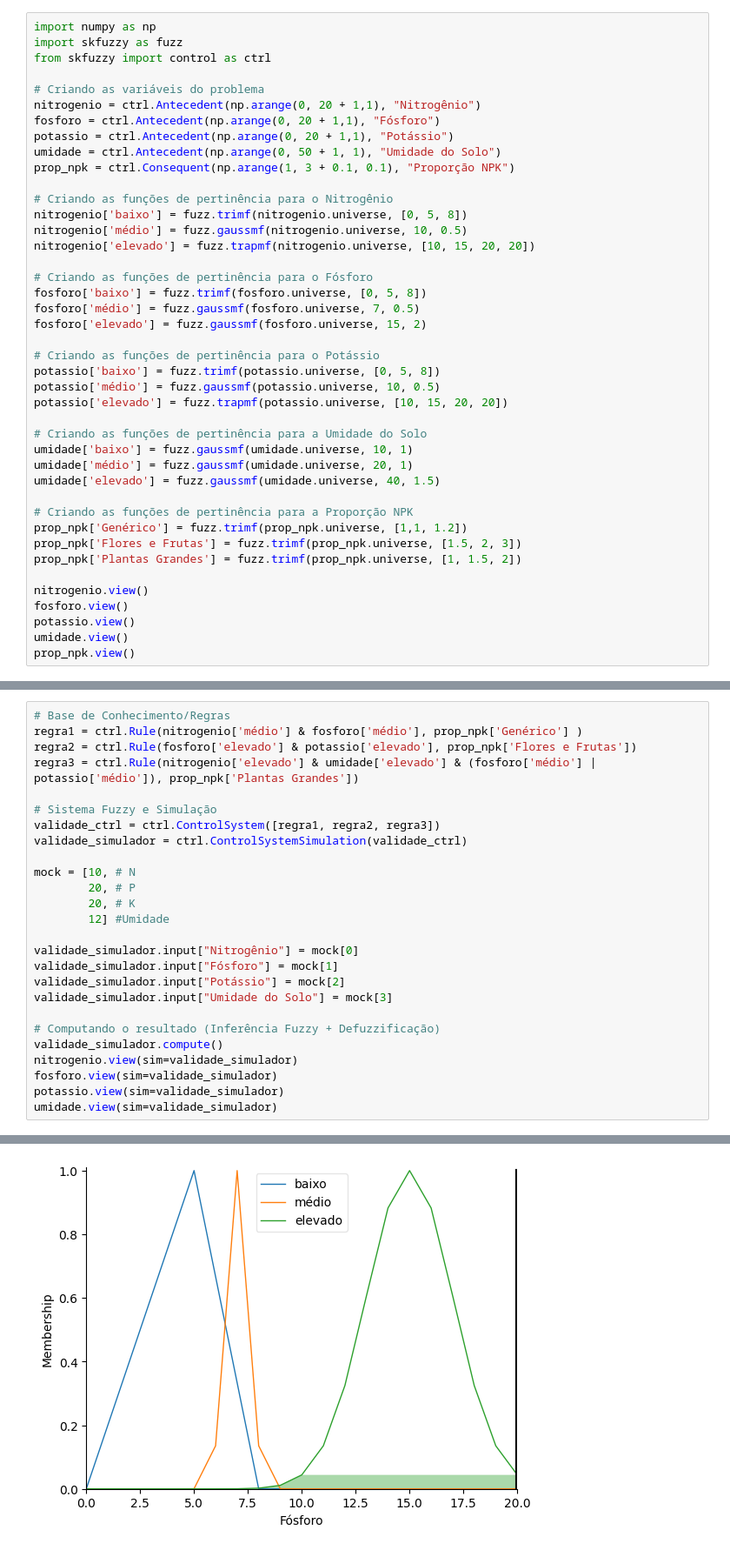
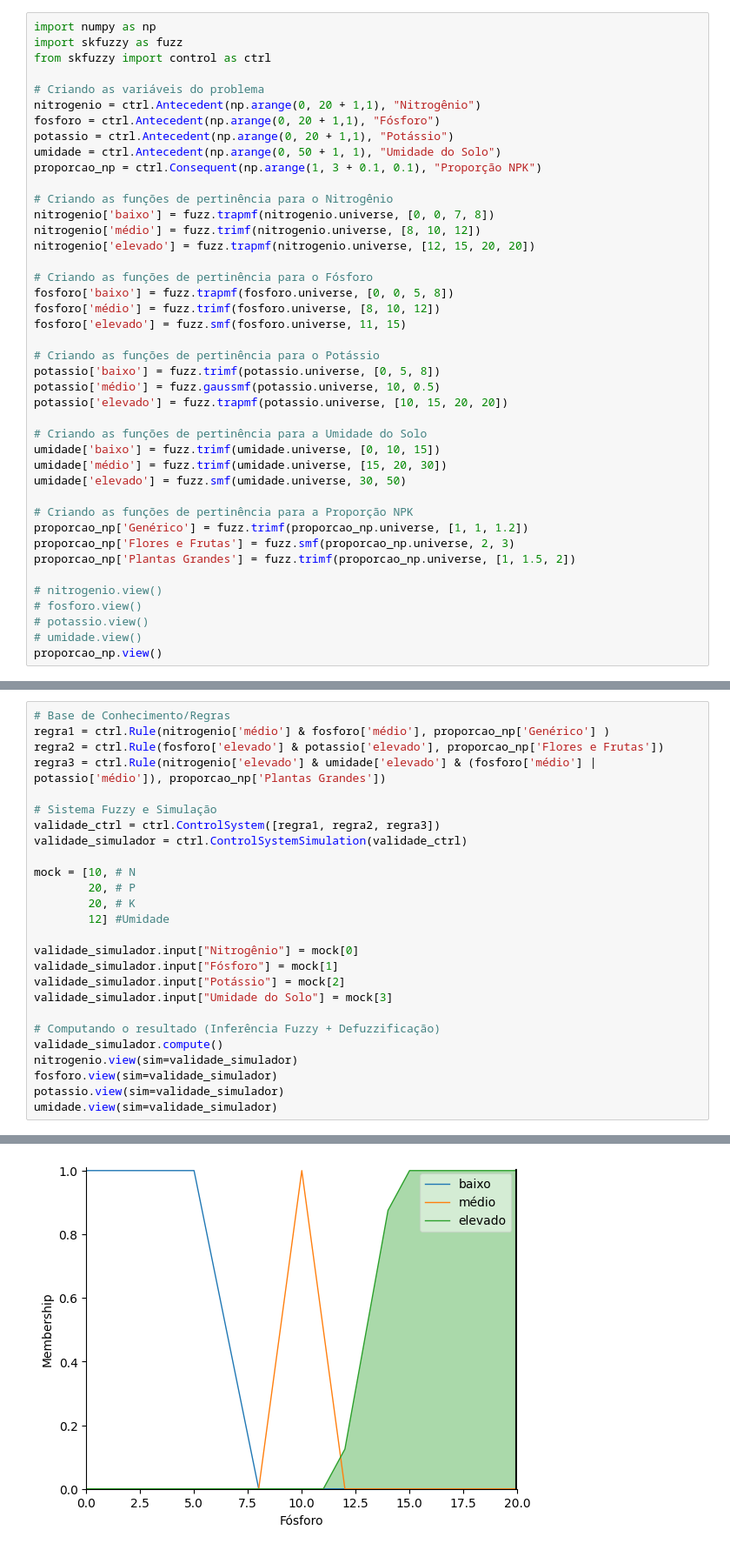
Before and after one commit to roninroxin/Eco_Sistema_Fuzzy_model, a Jupyter notebook: AlgoritmoFuzzyPI.ipynb, the cells around one changed output, grey strips where cells are left out. Shown at 87% size. Saved outputs shown, nothing was run; the diff lists cells and outputs as text.

```diff
--- a/AlgoritmoFuzzyPI.ipynb
+++ b/AlgoritmoFuzzyPI.ipynb
@@ -60,17 +160,17 @@ nitrogenio = ctrl.Antecedent(np.arange(0, 20 + 1,1), "Nitrogênio")
 fosforo = ctrl.Antecedent(np.arange(0, 20 + 1,1), "Fósforo")
 potassio = ctrl.Antecedent(np.arange(0, 20 + 1,1), "Potássio")
 umidade = ctrl.Antecedent(np.arange(0, 50 + 1, 1), "Umidade do Solo")
-prop_npk = ctrl.Consequent(np.arange(1, 3 + 0.1, 0.1), "Proporção NPK")
+proporcao_np = ctrl.Consequent(np.arange(1, 3 + 0.1, 0.1), "Proporção NPK")
 
 # Criando as funções de pertinência para o Nitrogênio
-nitrogenio['baixo'] = fuzz.trimf(nitrogenio.universe, [0, 5, 8])
-nitrogenio['médio'] = fuzz.gaussmf(nitrogenio.universe, 10, 0.5)
-nitrogenio['elevado'] = fuzz.trapmf(nitrogenio.universe, [10, 15, 20, 20])
+nitrogenio['baixo'] = fuzz.trapmf(nitrogenio.universe, [0, 0, 7, 8])
+nitrogenio['médio'] = fuzz.trimf(nitrogenio.universe, [8, 10, 12])
+nitrogenio['elevado'] = fuzz.trapmf(nitrogenio.universe, [12, 15, 20, 20])
 
 # Criando as funções de pertinência para o Fósforo
-fosforo['baixo'] = fuzz.trimf(fosforo.universe, [0, 5, 8])
-fosforo['médio'] = fuzz.gaussmf(fosforo.universe, 7, 0.5)
-fosforo['elevado'] = fuzz.gaussmf(fosforo.universe, 15, 2)
+fosforo['baixo'] = fuzz.trapmf(fosforo.universe, [0, 0, 5, 8])
+fosforo['médio'] = fuzz.trimf(fosforo.universe, [8, 10, 12])
+fosforo['elevado'] = fuzz.smf(fosforo.universe, 11, 15)
 
 # Criando as funções de pertinência para o Potássio
 potassio['baixo'] = fuzz.trimf(potassio.universe, [0, 5, 8])
@@ -78,18 +178,18 @@ potassio['médio'] = fuzz.gaussmf(potassio.universe, 10, 0.5)
 potassio['elevado'] = fuzz.trapmf(potassio.universe, [10, 15, 20, 20])
 
 # Criando as funções de pertinência para a Umidade do Solo
-umidade['baixo'] = fuzz.gaussmf(umidade.universe, 10, 1)
-umidade['médio'] = fuzz.gaussmf(umidade.universe, 20, 1)
-umidade['elevado'] = fuzz.gaussmf(umidade.universe, 40, 1.5)
+umidade['baixo'] = fuzz.trimf(umidade.universe, [0, 10, 15])
+umidade['médio'] = fuzz.trimf(umidade.universe, [15, 20, 30])
+umidade['elevado'] = fuzz.smf(umidade.universe, 30, 50)
 
 # Criando as funções de pertinência para a Proporção NPK
-prop_npk['Genérico'] = fuzz.trimf(prop_npk.universe, [1,1, 1.2])
-prop_npk['Flores e Frutas'] = fuzz.trimf(prop_npk.universe, [1.5, 2, 3])
-prop_npk['Plantas Grandes'] = fuzz.trimf(prop_npk.universe, [1, 1.5, 2])
+proporcao_np['Genérico'] = fuzz.trimf(proporcao_np.universe, [1, 1, 1.2])
+proporcao_np['Flores e Frutas'] = fuzz.smf(proporcao_np.universe, 2, 3)
+proporcao_np['Plantas Grandes'] = fuzz.trimf(proporcao_np.universe, [1, 1.5, 2])
 
-nitrogenio.view()
-fosforo.view()
-potassio.view()
-umidade.view()
-prop_npk.view()
+# nitrogenio.view()
+# fosforo.view()
+# potassio.view()
+# umidade.view()
+proporcao_np.view()
 # %% [output]
@@ -112,9 +208,9 @@ prop_npk.view()
 - Etapa na qual as regiões resultantes são convertidas em valores para a variável de saída do sistema.
 # %%
 # Base de Conhecimento/Regras
-regra1 = ctrl.Rule(nitrogenio['médio'] & fosforo['médio'], prop_npk['Genérico'] )
-regra2 = ctrl.Rule(fosforo['elevado'] & potassio['elevado'], prop_npk['Flores e Frutas'])
-regra3 = ctrl.Rule(nitrogenio['elevado'] & umidade['elevado'] & (fosforo['médio'] | potassio['médio']), prop_npk['Plantas Grandes'])
+regra1 = ctrl.Rule(nitrogenio['médio'] & fosforo['médio'], proporcao_np['Genérico'] )
+regra2 = ctrl.Rule(fosforo['elevado'] & potassio['elevado'], proporcao_np['Flores e Frutas'])
+regra3 = ctrl.Rule(nitrogenio['elevado'] & umidade['elevado'] & (fosforo['médio'] | potassio['médio']), proporcao_np['Plantas Grandes'])
 
 # Sistema Fuzzy e Simulação
 validade_ctrl = ctrl.ControlSystem([regra1, regra2, regra3])
@@ -141,2 +237,2 @@ umidade.view(sim=validade_simulador)
-[figure, old version]
+[figure, new version]
 [figure]
```
Also changed, not shown: parts of 5 cells of this notebook.
